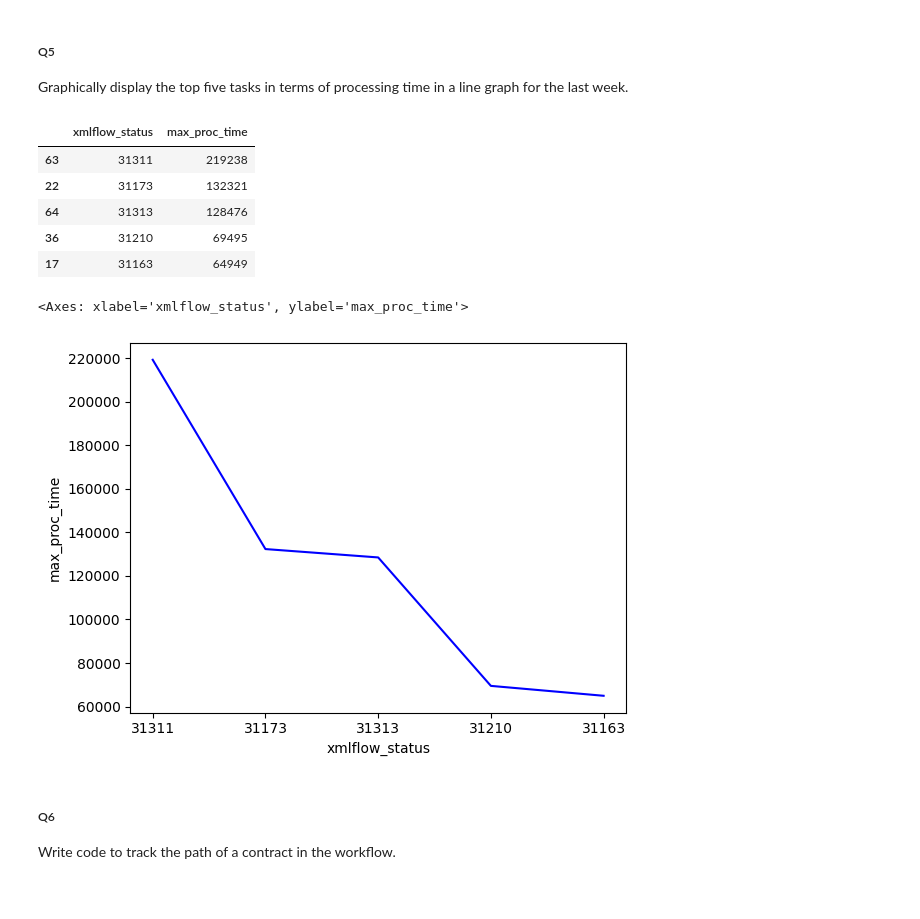
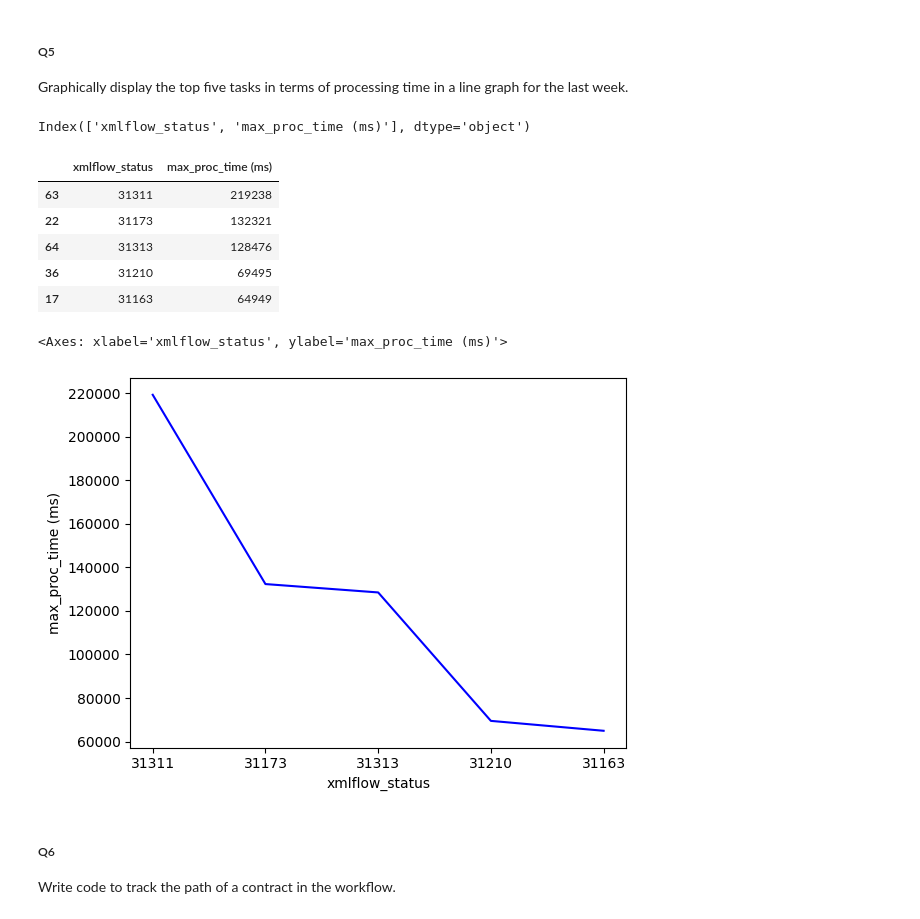
Before and after one commit to ash-111/Technical-Assignment---April-5, a Jupyter notebook: Code_v3.ipynb, the cells around one changed output. Drawn from its saved outputs; the diff is of its cells as text; code cells hidden in the pictures.

```diff
--- a/Code_v3.ipynb
+++ b/Code_v3.ipynb
@@ -294,7 +302,7 @@ Q3d) Processing Time Max
 # %%
 df_MaxProcTimePerTask = df_ProcTimePerTask[['xmlflow_status', 'proc_time']]
 df_MaxProcTimePerTask = df_MaxProcTimePerTask.groupby('xmlflow_status').max()
-df_MaxProcTimePerTask = df_MaxProcTimePerTask.rename(columns={'proc_time': 'max_proc_time'})
+df_MaxProcTimePerTask = df_MaxProcTimePerTask.rename(columns={'proc_time': 'max_proc_time (ms)'})
 df_MaxProcTimePerTask = df_MaxProcTimePerTask.reset_index()
 
 df_MaxProcTimePerTask
@@ -483,13 +496,12 @@ sns.barplot(x='Ones', y='xmlflow_status', data=df3, color="b")
 Graphically display the top five tasks in terms of processing time in a line graph for the last week.
 # %%
 df4 = df_MaxProcTimePerTask
-df4 = df4.sort_values('max_proc_time', ascending=False)
-
+df4 = df4.sort_values('max_proc_time (ms)', ascending=False)
 df4 = df4.head(5)
-
 df4
 # %% [output]
+Index(['xmlflow_status', 'max_proc_time (ms)'], dtype='object')
-|  | xmlflow_status | max_proc_time |
+|  | xmlflow_status | max_proc_time (ms) |
 | 63 | 31311 | 219238 |
 | 22 | 31173 | 132321 |
 | 64 | 31313 | 128476 |
@@ -498,10 +510,10 @@ df4
 # %%
 df4['xmlflow_status'] = df4['xmlflow_status'].astype(str)
 
-sns.lineplot(y='max_proc_time', x='xmlflow_status', data=df4, color="b")
+sns.lineplot(y='max_proc_time (ms)', x='xmlflow_status', data=df4, color="b")
 # %% [output]
-<Axes: xlabel='xmlflow_status', ylabel='max_proc_time'>
+<Axes: xlabel='xmlflow_status', ylabel='max_proc_time (ms)'>
-[figure, old version]
+[figure, new version]
 # %% [markdown]
 ##### Q6
 
```
Also changed, not shown: parts of 13 cells of this notebook, 7 other files.
